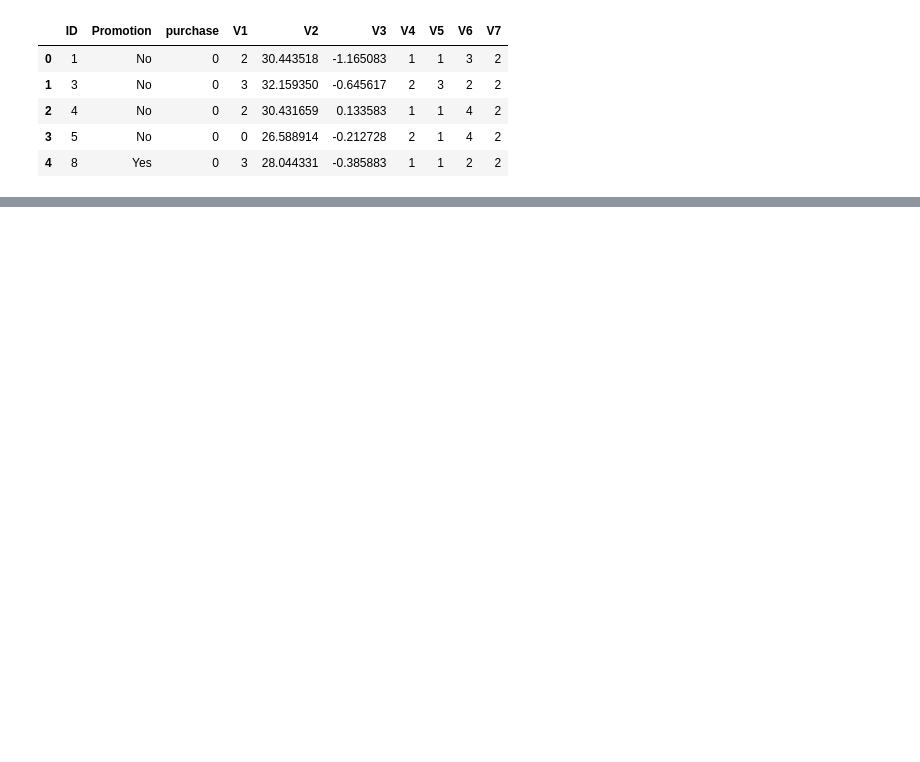
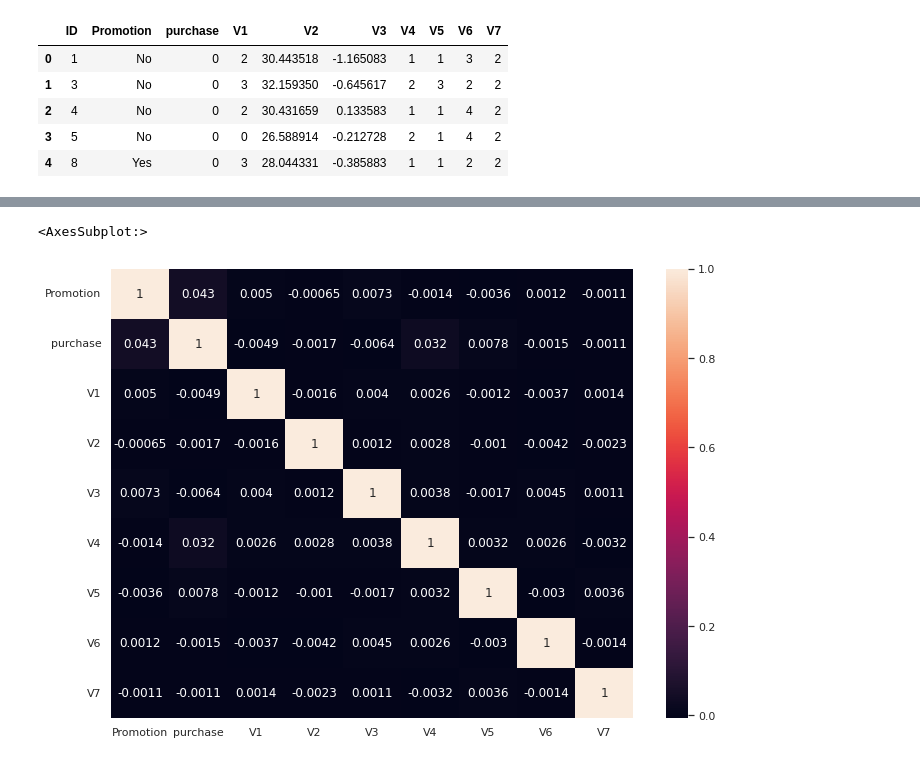
Before and after one commit to defunSM/Data-Science-Portfolio, a Jupyter notebook: Starbucks_Promotion_Analysis/Starbucks.ipynb, the cells around one changed output, grey strips where cells are left out. Cells and saved outputs as stored; diff of their text form; code cells hidden in the pictures; blank space fills up the shorter version.

```diff
--- a/Starbucks_Promotion_Analysis/Starbucks.ipynb
+++ b/Starbucks_Promotion_Analysis/Starbucks.ipynb
@@ -79,0 +77,3 @@ train_data.head()
+# %%
+# Encoding the Promotion Feature for 0 as No and 1 as Yes
+train_data = train_data.replace({"No": 0, "Yes": 1})
@@ -79,0 +107,7 @@ train_data.head()
+# %%
+# Visualizing correlations
+sns.set(rc={'figure.figsize':(11.7,8.27)})
+sns.heatmap(train_data.iloc[:,1:].corr(), annot=True)
+# %% [output]
+<AxesSubplot:>
+[figure, added]
```
Also changed, not shown: parts of 9 cells of this notebook.
